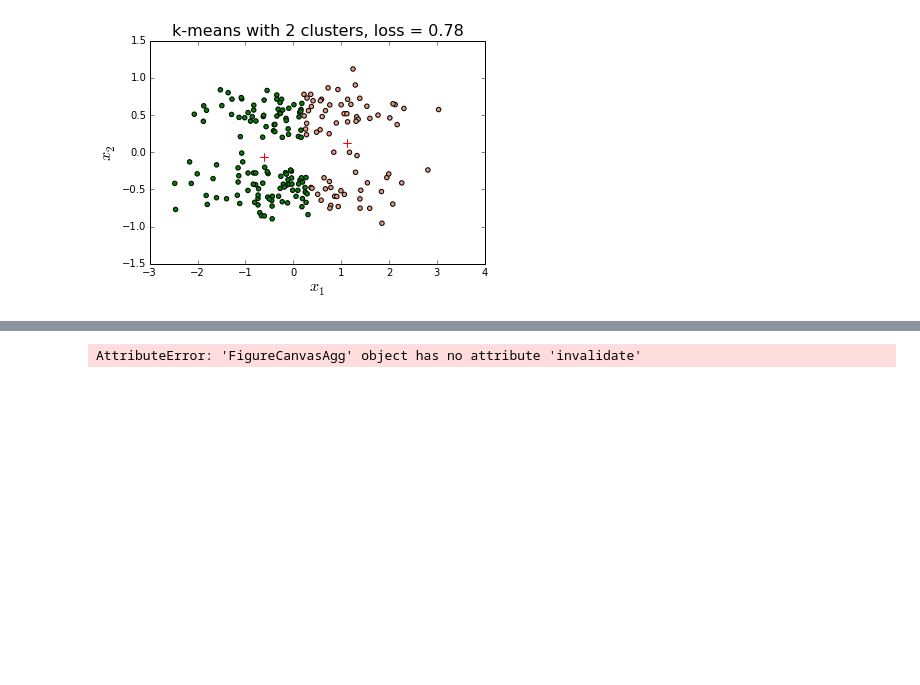
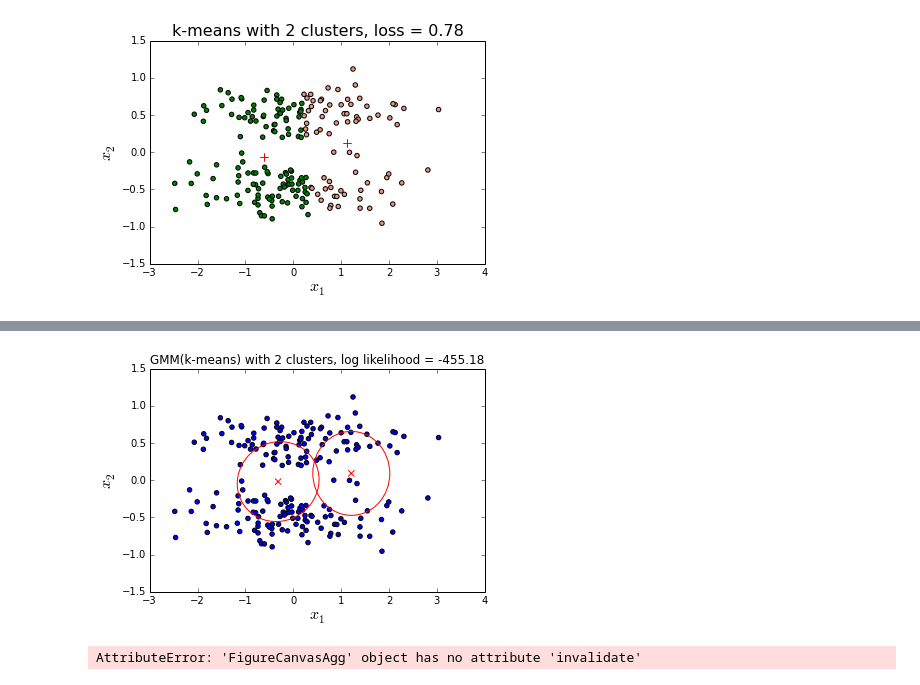
Before and after one commit to philjjoon/Lab-MachineLearning, a Jupyter notebook: ProblemSet-02/ps2_stubs_and_tests/ps2_application.ipynb, the cells around one changed output, grey strips where cells are left out. Cells and saved outputs as stored; diff of their text form; code cells hidden in the pictures; blank space fills up the shorter version.

```diff
--- a/ProblemSet-02/ps2_stubs_and_tests/ps2_application.ipynb
+++ b/ProblemSet-02/ps2_stubs_and_tests/ps2_application.ipynb
@@ -336,3 +395,16 @@ fig.savefig('2gaussians_kmeans.png')
+# %%
+fig = pl.figure()
+ax = fig.add_subplot(111)
+
+imp.plot_gmm_solution(data2, mu_2gaussians_gmm_kmeans_list[max_likelihood_2gaussians_gmm_kmeans_idx], sigma_2gaussians_gmm_kmeans_list[max_likelihood_2gaussians_gmm_kmeans_idx], ax)
+
+ax.set_title('GMM(k-means) with 2 clusters, log likelihood = ' + '%.2f' % likelihood_2gaussians_gmm_kmeans_list[max_likelihood_2gaussians_gmm_kmeans_idx], fontsize=12)
+ax.set_xlabel('$x_1$', fontsize=16)
+ax.set_ylabel('$x_2$', fontsize=16)
+
+fig.savefig('2gaussians_gmm_kmeans.png')
+# %% [output]
+[figure, added]
 # %%
 ''' Assignment 6.3: Dendogramm of hierarchical clustering '''
 R_5gaussians_list = []
```
Also changed, not shown: parts of 6 cells of this notebook, 13 other files.
